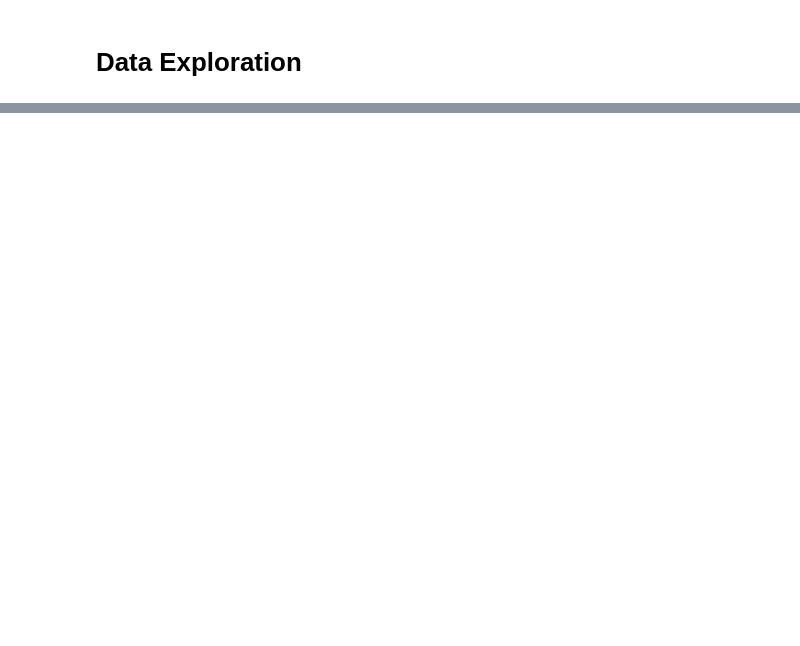
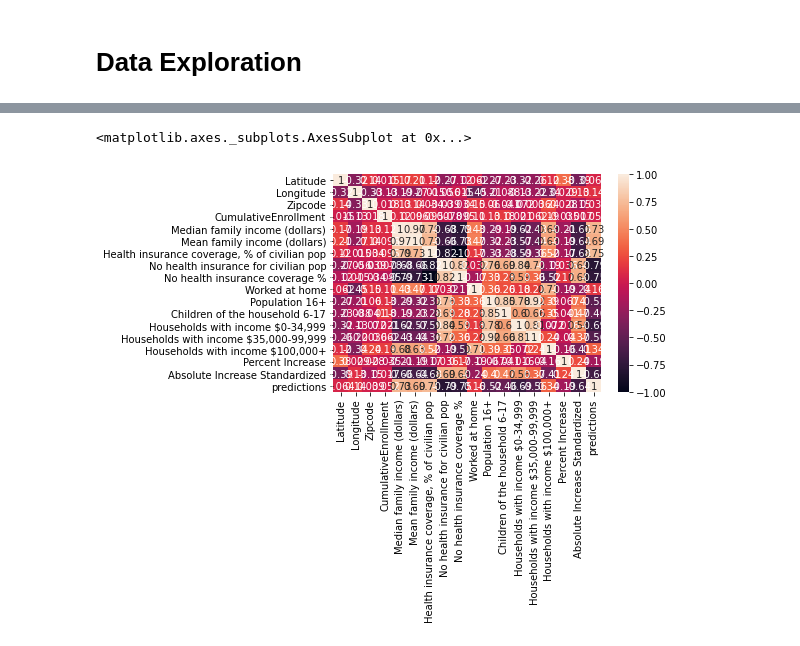
Before and after one commit to renaldyh27/COVID-Cool-for-School, a Jupyter notebook: Everything Cleaned.ipynb, the cells around one changed output, grey strips where cells are left out. Cells and saved outputs as stored; diff of their text form; code cells hidden in the pictures; blank space fills up the shorter version.

Commit message:
merged more datsets, did a quick kmeans clustering

```diff
--- a/Everything Cleaned.ipynb
+++ b/Everything Cleaned.ipynb
@@ -277,0 +313,35 @@ merged
+# %%
+# Numeric columns and associated transformers
+num_feat = [
+    'CumulativeEnrollment',
+    'Median family income (dollars)',
+    'Mean family income (dollars)',
+    "Health insurance coverage, % of civilian pop",
+    "No health insurance for civilian pop",
+    "No health insurance coverage %",
+    "Worked at home",
+    "Households with income $0-34,999",
+    "Households with income $35,000-99,999",
+    "Households with income $100,000+",
+    "Population 16+",
+    "Children of the household 6-17",
+    "Absolute Increase Standardized",
+    "Percent Increase"
+]
+num_transformer = Pipeline(steps=[
+    ('scaler', pp.StandardScaler())   # z-scale
+])
+
+# Categorical columns and associated transformers
+cat_feat = ['EILName', 'Zipcode']
+cat_transformer = Pipeline(steps=[
+    ('intenc', pp.OrdinalEncoder()),   # converts to int
+    ('onehot', pp.OneHotEncoder())     # output from Ordinal becomes input to OneHot
+])
+
+# preprocessing pipeline (put them together)
+preproc = ColumnTransformer(transformers=[('num', num_transformer, num_feat), ('cat', cat_transformer, cat_feat)])
+
+pl = Pipeline(steps=[('preprocessor', preproc), ('kmeans', KMeans(n_clusters=2, n_init=100))])
+# %%
+pl.fit(done_shorter)
@@ -277,0 +366,4 @@ merged
+# %%
+predictions = pl.predict(done_shorter)
+# %%
+done_shorter["predictions"] = predictions
@@ -278,2 +386,10 @@ merged
+# %%
+import seaborn as sns
+
+# generating correlation heatmap
+sns.heatmap(done_shorter.corr(), annot = True)
+# %% [output]
+<matplotlib.axes._subplots.AxesSubplot at 0x...>
+[figure, added]
 # %%
 merged.to_csv(r'C:/Users/Administrator/Data Challenge/border_chlng/Datasets/schools_data.csv')
```
Also changed, not shown: parts of 34 cells of this notebook, 2 other files.
